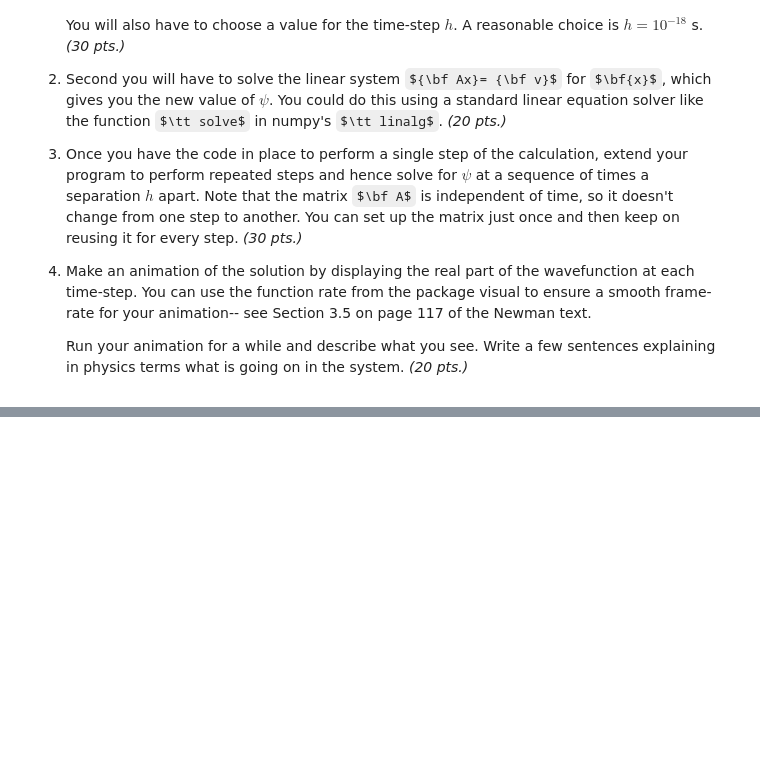
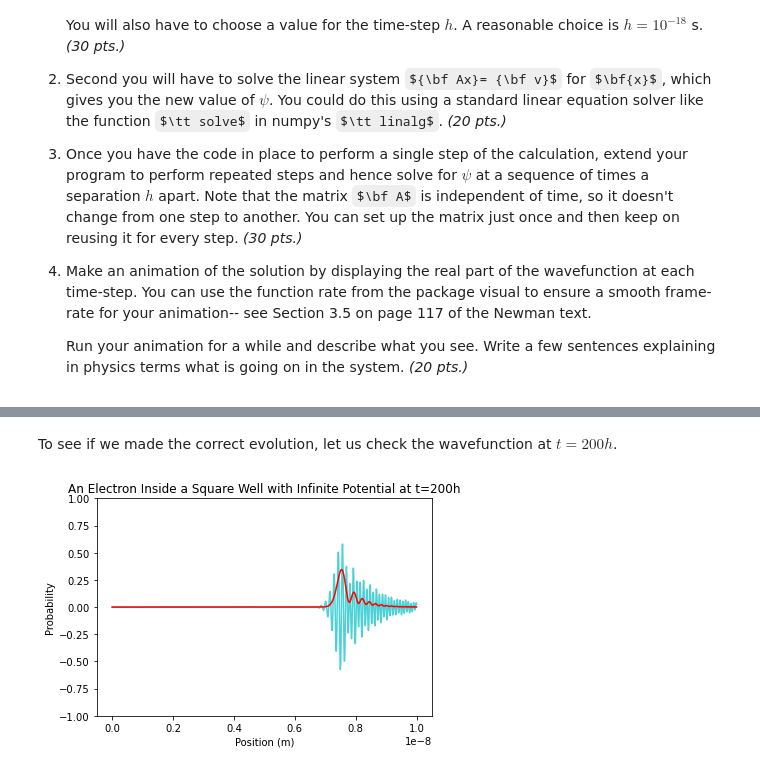
Before and after one commit to thoresol/App-Physics-155, a Jupyter notebook: Partial Differential Equations/lab_assignment_module5_Soldevilla.ipynb, the cells around one changed output, grey strips where cells are left out. Saved outputs shown, nothing was run; the diff lists cells and outputs as text; code cells hidden in the pictures; some formulas as TeX source; blank space fills up the shorter version.

```diff
--- a/Partial Differential Equations/lab_assignment_module5_Soldevilla.ipynb
+++ b/Partial Differential Equations/lab_assignment_module5_Soldevilla.ipynb
@@ -217,0 +254,12 @@ ani2.save('animation_drawing1.gif', writer=PillowWriter(fps=30), dpi=300)
+# %% [markdown]
+To see if we made the correct evolution, let us check the wavefunction at $t = 200h$.
+# %%
+plt.plot(x_pos, psi_series_2[200], color='#4bd2d6', label='Psi')
+plt.plot(x_pos, psi_series_2[200]*np.conj(psi_series_2[200]), color='red', label='Prob Density')
+plt.ylim(-1.0,1.0)
+plt.title('An Electron Inside a Square Well with Infinite Potential at t=200h')
+plt.xlabel('Position (m)')
+plt.ylabel('Probability')
+plt.show()
+# %% [output]
+[figure, added]
```
Also changed, not shown: parts of 57 cells of this notebook, 1 other file.
